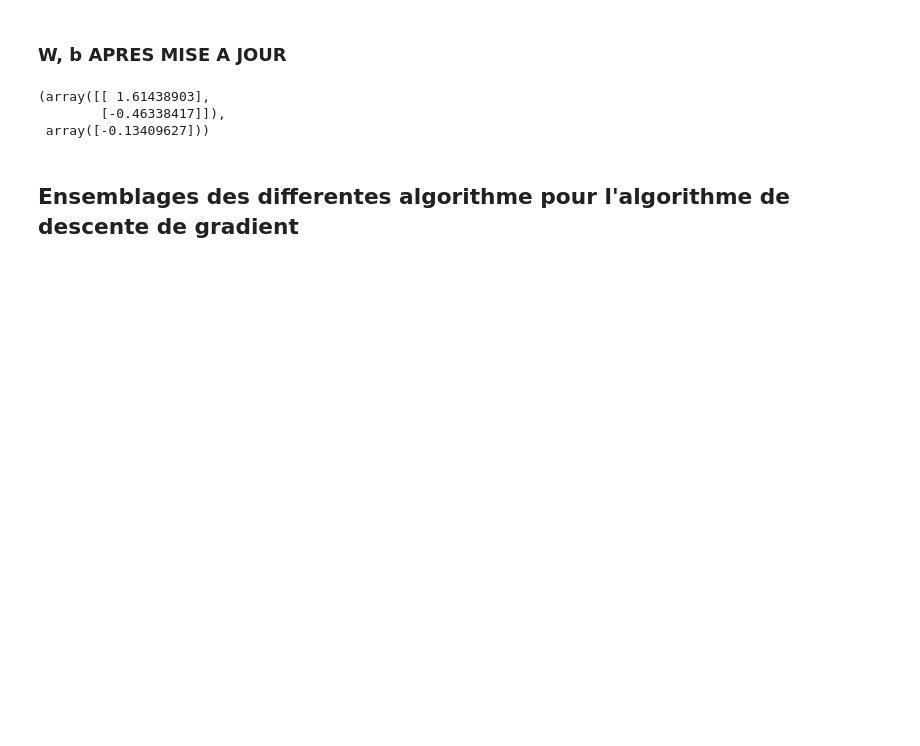
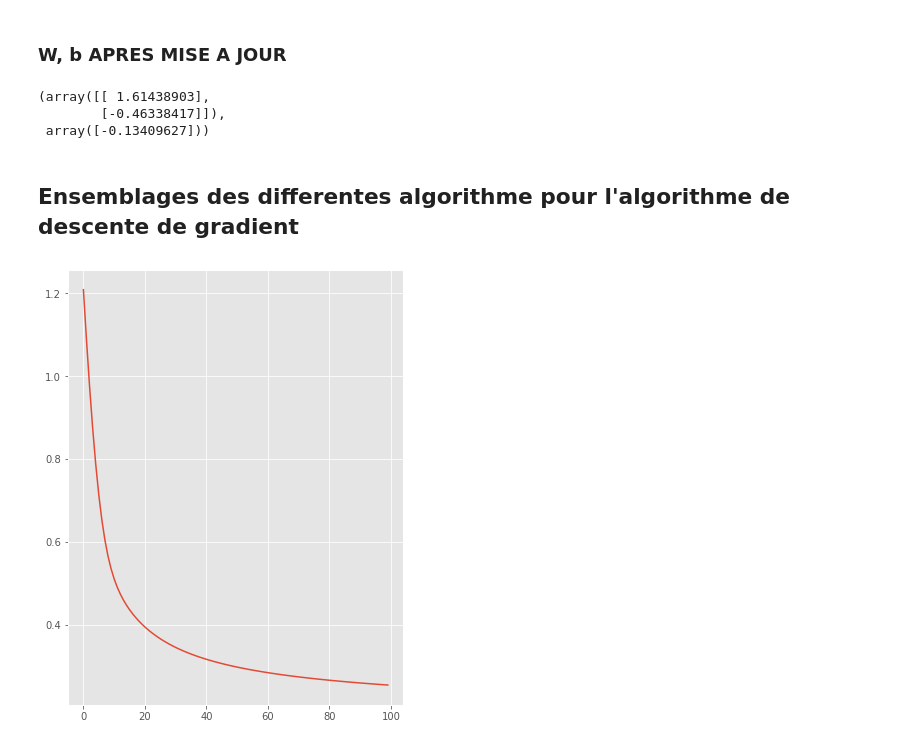
Before and after one commit to camara94/formation-deep-learning, a Jupyter notebook: python/algorith_gradient_descent.ipynb, the cells around one changed output. Drawn from its saved outputs; the diff is of its cells as text; code cells hidden in the pictures; blank space fills up the shorter version.

```diff
--- a/python/algorith_gradient_descent.ipynb
+++ b/python/algorith_gradient_descent.ipynb
@@ -158,7 +160,11 @@ def algo_descente_gradient(X,y, learning_rate = 0.1, epochs = 100):
         W, b = update(dW, db, W, b, learning_rate)
 
     ## Affichage de la courbe d'apprentissage
-    pl.figure(figsize(8,4))
+    plt.figure(figsize=(6,8))
     plt.plot(Loss)
 
     return (W, b)
+# %%
+W, b = algo_descente_gradient(X, y)
+# %% [output]
+[figure, added]
```
Also changed, not shown: parts of 1 cell of this notebook.
